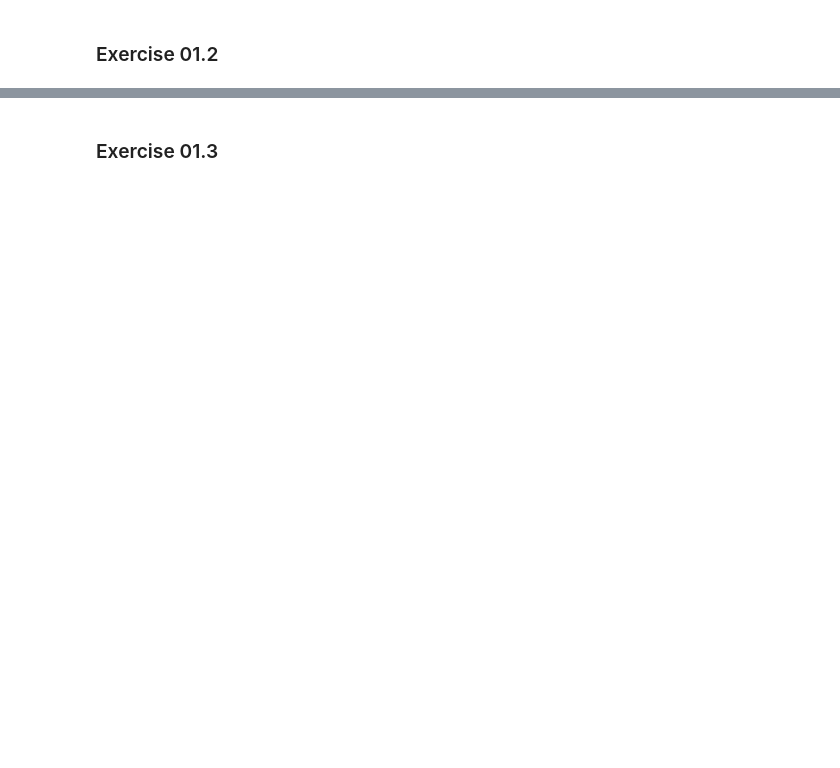
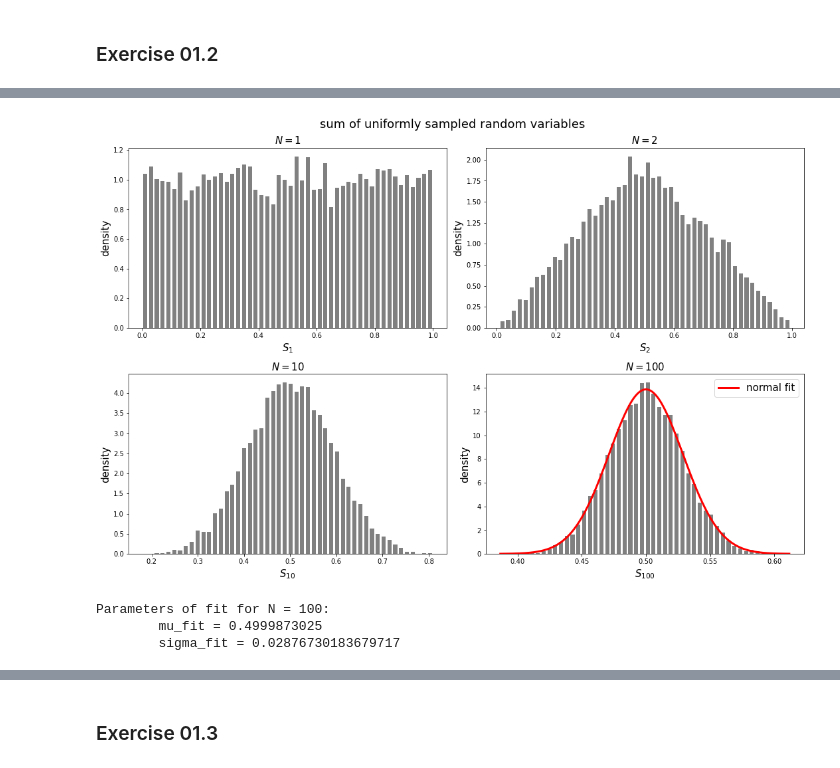
Before and after one commit to lukas-hermans/LSN_exercises, a Jupyter notebook: ex1/LSN_Exercises_01.ipynb, the cells around one changed output, grey strips where cells are left out. Cells and saved outputs as stored; diff of their text form; code cells hidden in the pictures; blank space fills up the shorter version.

```diff
--- a/ex1/LSN_Exercises_01.ipynb
+++ b/ex1/LSN_Exercises_01.ipynb
@@ -102,0 +93,36 @@ plt.hist(S_100)
+# %%
+from scipy.stats import norm
+
+def plot_hist(data, ax_ij, N, n_bins, range=None):
+    ''' plot histogram in given axis '''
+    ax_ij.hist(data, bins=n_bins, rwidth=0.7, color='grey', range=range, density=True)
+    ax_ij.set_xlabel(r"$S_{" + str(N) + r"}$", size=15)
+    ax_ij.set_ylabel("density", size=15)
+    ax_ij.set_title(r"$N=" + str(N) + r"$", size=15)
+
+S_1, S_2, S_10, S_100 = np.loadtxt("data/uniform.txt", delimiter=',', skiprows=1, unpack = 'True')
+
+n_bins = 50 # number of bins for all following histograms
+fig, ax = plt.subplots(2, 2, figsize=(15,10))
+fig.suptitle("sum of uniformly sampled random variables", size=18)
+
+plot_hist(S_1, ax[0,0], N=1, n_bins=n_bins)
+plot_hist(S_2, ax[0,1], N=2, n_bins=n_bins)
+plot_hist(S_10, ax[1,0], N=10, n_bins=n_bins)
+plot_hist(S_100, ax[1,1], N=100, n_bins=n_bins)
+
+# fit case with N=100 terms
+mu_fit, sigma_fit = norm.fit(S_100)
+x_fit = np.linspace(min(S_100), max(S_100), 1000)
+ax[1,1].plot(x_fit, norm.pdf(x_fit, mu_fit, sigma_fit), color='r', linewidth=3, label='normal fit')
+
+fig.tight_layout()
+plt.legend(fontsize=15)
+plt.show()
+
+print("Parameters of fit for N = 100:" + "\n\t" + "mu_fit = " + str(mu_fit) + "\n\t" + "sigma_fit = " + str(sigma_fit))
+# %% [output]
+[figure, added]
+Parameters of fit for N = 100:
+        mu_fit = 0.4999873025
+        sigma_fit = 0.02876730183679717
```
Also changed, not shown: parts of 9 cells of this notebook, 13 other files.
